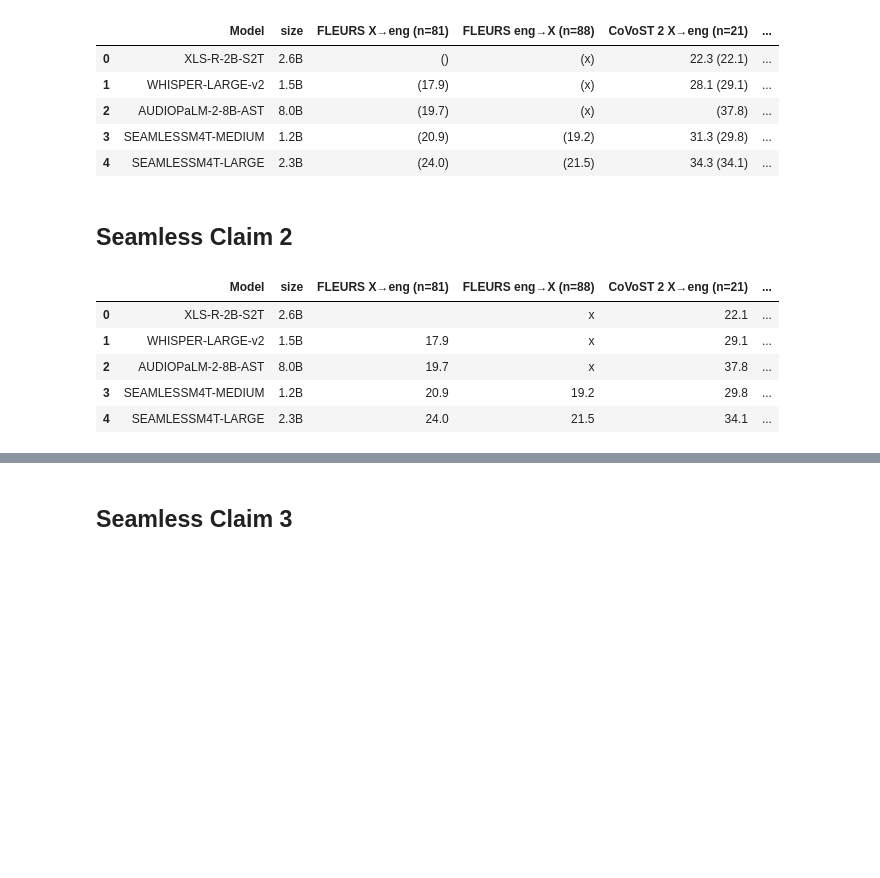
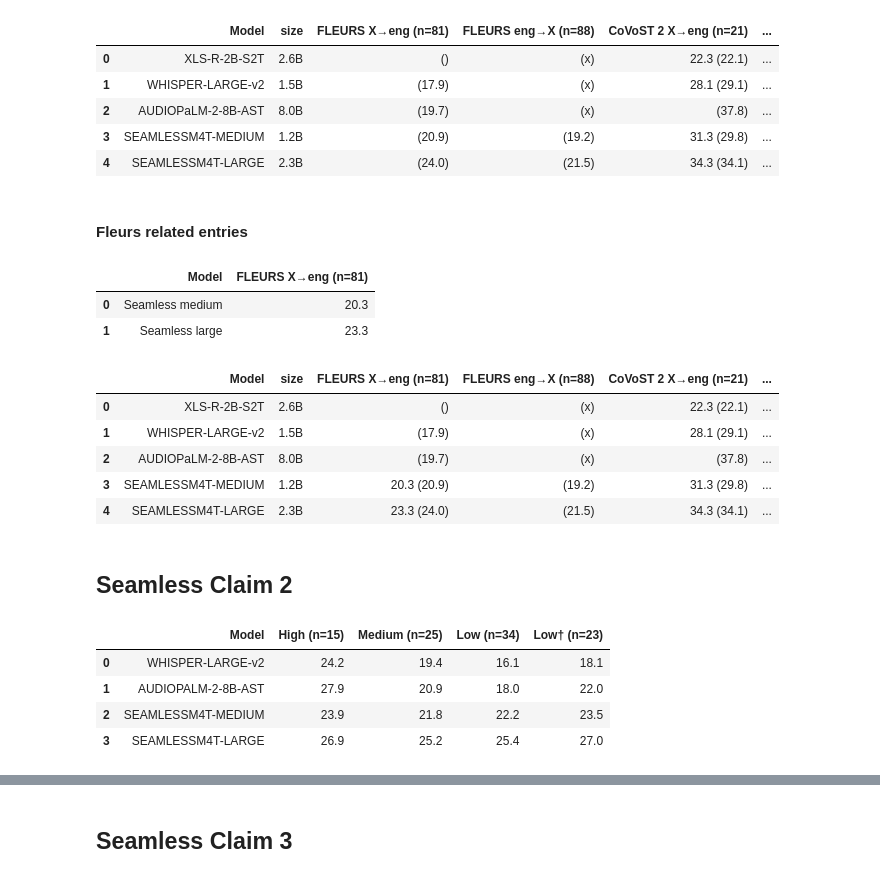
Before and after one commit to shreyjasuja/re_s2st, a Jupyter notebook: analyze_results.ipynb, the cells around one changed output, grey strips where cells are left out. Saved outputs shown, nothing was run; the diff lists cells and outputs as text; code cells hidden in the pictures; blank space fills up the shorter version.

```diff
--- a/analyze_results.ipynb
+++ b/analyze_results.ipynb
@@ -233,15 +313,35 @@ merged_df
 | 2 | AUDIOPaLM-2-8B-AST | 8.0B | (19.7) | (x) | (37.8) | ... |
 | 3 | SEAMLESSM4T-MEDIUM | 1.2B | (20.9) | (19.2) | 31.3 (29.8) | ... |
 | 4 | SEAMLESSM4T-LARGE | 2.3B | (24.0) | (21.5) | 34.3 (34.1) | ... |
+# %% [markdown]
+#### Fleurs related entries
+# %%
+re_results_df= pd.read_json('claims/re_fleurs_summary.json',orient='split')
+re_results_df=re_results_df[['Model','FLEURS X→eng (n=81)']]
+
+re_results_df
+# %% [output]
+|  | Model | FLEURS X→eng (n=81) |
+| 0 | Seamless medium | 20.3 |
+| 1 | Seamless large | 23.3 |
+# %%
+merged_df2=fuzzy_combine_results(merged_df, re_results_df,value_cols=['FLEURS X→eng (n=81)'])
+merged_df2
+# %% [output]
+|  | Model | size | FLEURS X→eng (n=81) | FLEURS eng→X (n=88) | CoVoST 2 X→eng (n=21) | ... |
+| 0 | XLS-R-2B-S2T | 2.6B | () | (x) | 22.3 (22.1) | ... |
+| 1 | WHISPER-LARGE-v2 | 1.5B | (17.9) | (x) | 28.1 (29.1) | ... |
+| 2 | AUDIOPaLM-2-8B-AST | 8.0B | (19.7) | (x) | (37.8) | ... |
+| 3 | SEAMLESSM4T-MEDIUM | 1.2B | 20.3 (20.9) | (19.2) | 31.3 (29.8) | ... |
+| 4 | SEAMLESSM4T-LARGE | 2.3B | 23.3 (24.0) | (21.5) | 34.3 (34.1) | ... |
 # %% [markdown]
 ## Seamless Claim 2
 # %%
-claim_df= pd.read_json('claims/seamless_claim_1.json',orient='split')
+claim_df= pd.read_json('claims/seamless_claim_2.json',orient='split')
 claim_df
 # %% [output]
-|  | Model | size | FLEURS X→eng (n=81) | FLEURS eng→X (n=88) | CoVoST 2 X→eng (n=21) | ... |
-| 0 | XLS-R-2B-S2T | 2.6B |  | x | 22.1 | ... |
-| 1 | WHISPER-LARGE-v2 | 1.5B | 17.9 | x | 29.1 | ... |
-| 2 | AUDIOPaLM-2-8B-AST | 8.0B | 19.7 | x | 37.8 | ... |
-| 3 | SEAMLESSM4T-MEDIUM | 1.2B | 20.9 | 19.2 | 29.8 | ... |
-| 4 | SEAMLESSM4T-LARGE | 2.3B | 24.0 | 21.5 | 34.1 | ... |
+|  | Model | High (n=15) | Medium (n=25) | Low (n=34) | Low† (n=23) |
+| 0 | WHISPER-LARGE-v2 | 24.2 | 19.4 | 16.1 | 18.1 |
+| 1 | AUDIOPALM-2-8B-AST | 27.9 | 20.9 | 18.0 | 22.0 |
+| 2 | SEAMLESSM4T-MEDIUM | 23.9 | 21.8 | 22.2 | 23.5 |
+| 3 | SEAMLESSM4T-LARGE | 26.9 | 25.2 | 25.4 | 27.0 |
```
Also changed, not shown: parts of 14 cells of this notebook, 4 other files.
